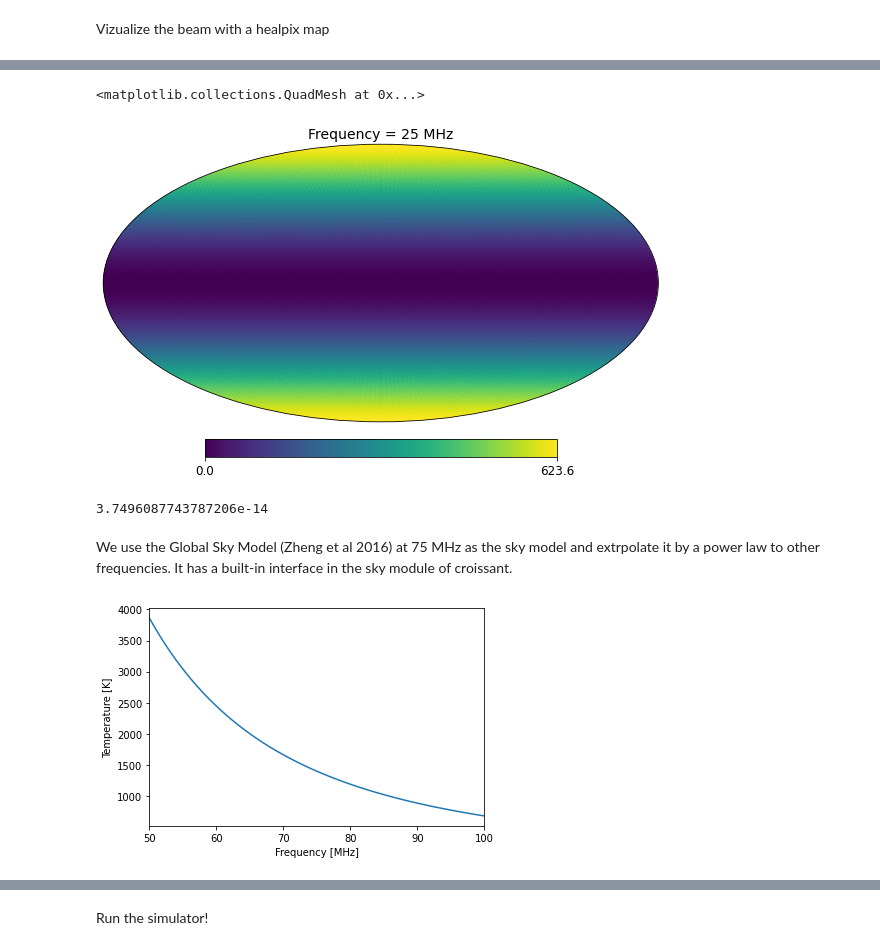
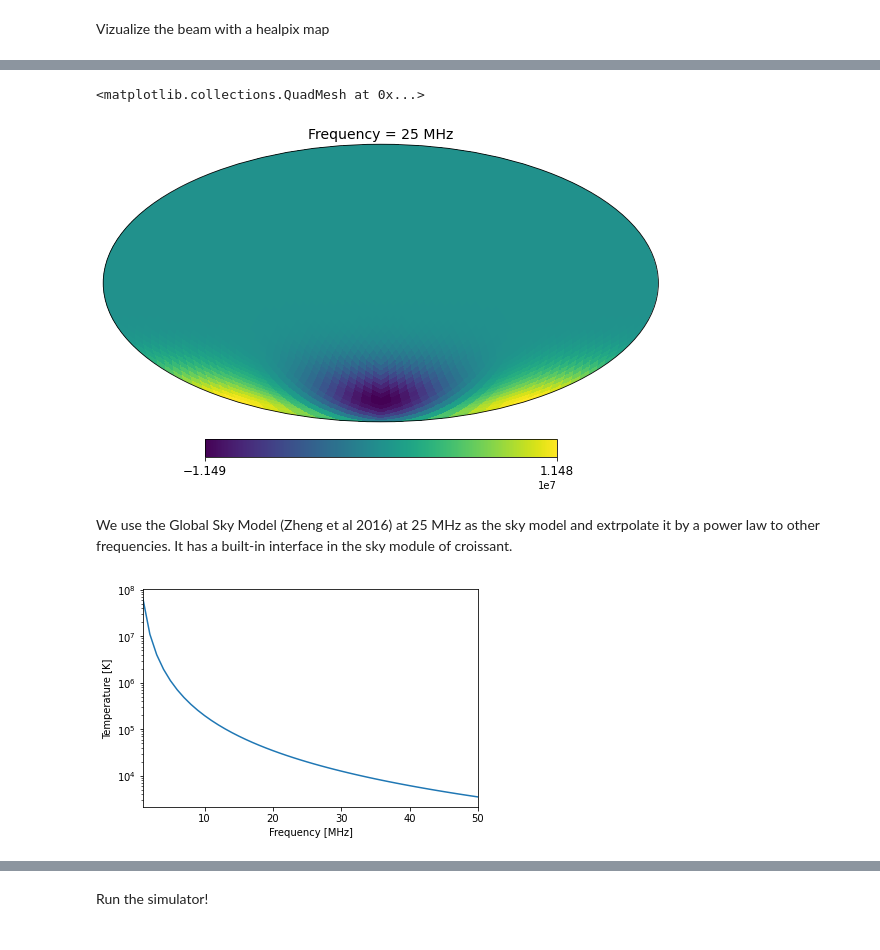
Before and after one commit to christianhbye/croissant, a Jupyter notebook: notebooks/example_sim-Copy1.ipynb, the cells around one changed output, grey strips where cells are left out. Drawn from its saved outputs; the diff is of its cells as text; code cells hidden in the pictures.

```diff
--- a/notebooks/example_sim-Copy1.ipynb
+++ b/notebooks/example_sim-Copy1.ipynb
@@ -66,21 +81,16 @@ plt.show()
 # %%
 plot_freq = 25  # MHz
-beam_alm = cro.healpix.Alm.from_grid(
+beam_alm = cro.healpix.Alm.from_angles(
     beam.data, beam.theta, beam.phi, frequencies=beam.frequencies, lmax=10, coords="topographic",
 )
 freq_ix = np.argmin(np.abs(beam_alm.frequencies-plot_freq))
-hp_map = beam_alm.hp_map(nside=32)  # get nside from hp_map?
+hp_map = beam_alm.hp_map(nside=16)
 healpy.projview(
     hp_map[freq_ix], title=f"Frequency = {beam.frequencies[freq_ix]:.0f} MHz", projection_type="mollweide"
 )
-#beam_hp.plot(frequency=75, cbar=True, cb_orientation="horizontal", projection_type="mollweide")
 # %% [output]
 <matplotlib.collections.QuadMesh at 0x...>
-[figure, old version]
+[figure, new version]
-# %%
-beam_alm.alm.imag.max()
-# %% [output]
-3.7496087743787206e-14
 # %% [markdown]
-We use the Global Sky Model (Zheng et al 2016) at 75 MHz as the sky model and extrpolate it by a power law to other frequencies. It has a built-in interface in the sky module of croissant.
+We use the Global Sky Model (Zheng et al 2016) at 25 MHz as the sky model and extrpolate it by a power law to other frequencies. It has a built-in interface in the sky module of croissant.
 # %%
@@ -89,11 +99,12 @@ sky.power_law_map(frequencies, spectral_index=-2.5)
 # %%
 # the sky model is indeed a perfect power law
 plt.figure()
-plt.plot(frequencies, sky.data[:,0])
+plt.plot(sky.frequencies, sky.data[:,0])
 plt.xlabel("Frequency [MHz]")
 plt.ylabel("Temperature [K]")
-plt.xlim(frequencies.min(), frequencies.max())
+plt.xlim(sky.frequencies.min(), sky.frequencies.max())
+plt.yscale("log")
 plt.show()
 # %% [output]
-[figure, old version]
+[figure, new version]
 # %%
```
Also changed, not shown: parts of 25 cells of this notebook.
